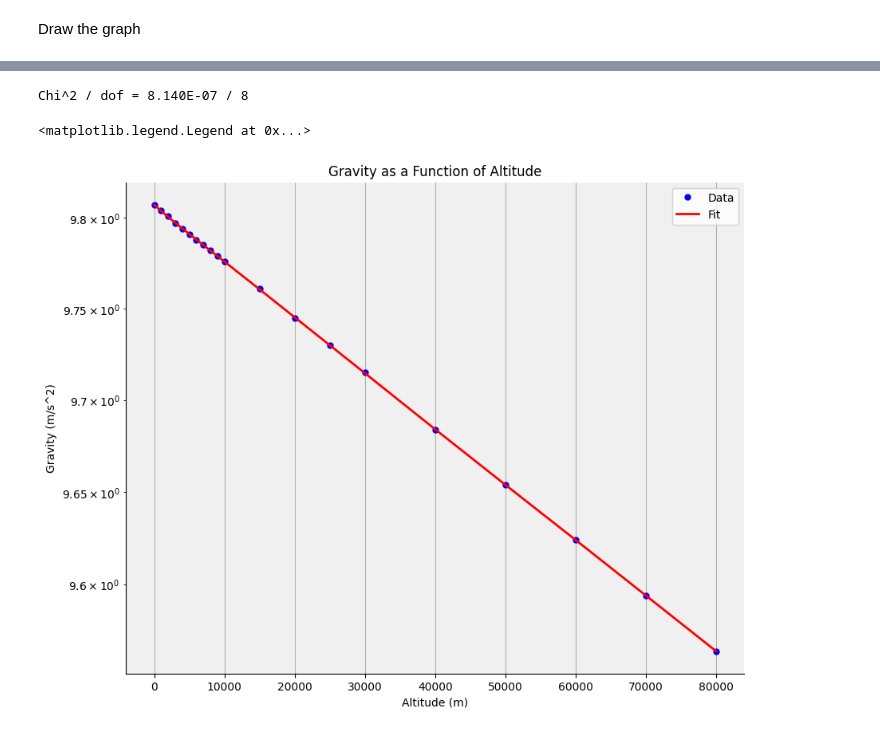
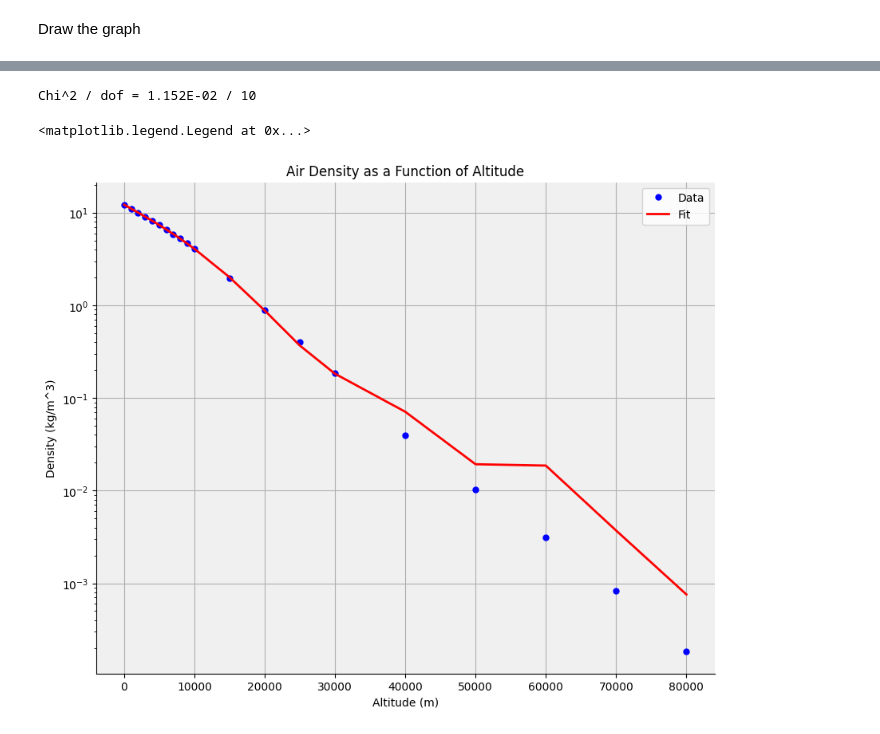
Before and after one commit to brash99/phys441, a Jupyter notebook: JupyterNotebooks/Week1/graph_gravity_residuals.ipynb, the cells around one changed output, grey strips where cells are left out. Cells and saved outputs as stored; diff of their text form; code cells hidden in the pictures.

```diff
--- a/JupyterNotebooks/Week1/graph_gravity_residuals.ipynb
+++ b/JupyterNotebooks/Week1/graph_gravity_residuals.ipynb
@@ -196,5 +185,0 @@ popt_exponential = popt
-# %%
-init_vals = [0.0, 0.0, 0.0, 0.0, 0.0, 0.0, 0.0, 0.0, 0.0, 0.0]
-
-def residualfunction(x,a,b,c,d,e,f,g,h,i,j):
-    return a+b*np.power(np.array(x),1)+c*np.power(np.array(x),2)+d*np.power(np.array(x),3)+e*np.power(np.array(x),4)+f*np.power(np.array(x),5)+g*np.power(np.array(x),6)+h*np.power(np.array(x),7) + i*np.power(np.array(x),8) + j*np.power(np.array(x),9)
@@ -238,14 +228,13 @@ plt.plot(altitude, residualfunction(altitude, *popt), '-')
 # %%
-popt_combined = [popt_exponential[0], popt_exponential[1], popt[0], popt[1], popt[2], popt[3], popt[4], popt[5], popt[6], popt[7], popt[8], popt[9]]
+popt_combined = [popt_exponential[0], popt_exponential[1], popt[0], popt[1], popt[2], popt[3], popt[4], popt[5], popt[6], popt[7]]
 # %%
-def fitfunction_combined(x,a0,a1,a,b,c,d,e,f,g,h,i,j):
-    return a0*(1+np.array(x)/a1)**(-2)+a+b*np.power(np.array(x),1)+c*np.power(np.array(x),2)+d*np.power(np.array(x),3)+e*np.power(np.array(x),4)+f*np.power(np.array(x),5)+g*np.power(np.array(x),6)+h*np.power(np.array(x),7)+i*np.power(np.array(x),8)+j*np.power(np.array(x),9)
+def fitfunction_combined(x,a0,a1,a,b,c,d,e,f,g,h):
+    return a0*np.exp(a1*np.array(x))+a+b*np.power(np.array(x),1)+c*np.power(np.array(x),2)+d*np.power(np.array(x),3)+e*np.power(np.array(x),4)+f*np.power(np.array(x),5)+g*np.power(np.array(x),6)+h*np.power(np.array(x),7)
 # %%
 init_vals = popt_combined
-if use_errors == False:
-    popt, pcov = curve_fit(fitfunction_combined, altitude, gravity, p0=init_vals)
+    popt, pcov = curve_fit(fitfunction_combined, altitude, density, p0=init_vals)
 else:
-    popt, pcov = curve_fit(fitfunction_combined, altitude, gravity, sigma=g_uncertainty, absolute_sigma=True, p0=init_vals)
+    popt, pcov = curve_fit(fitfunction_combined, altitude, density, sigma=density_uncertainty, absolute_sigma=True, p0=init_vals)
 # %%
 print (popt, pcov)
 # %% [output]
@@ -271,7 +260,7 @@ yfit = []
 chi2=0
 for i in range (0,npoints):
     yfit.append(fitfunction_combined(altitude[i],*popt))
-    chi2 += (gravity[i]-yfit[i])*(gravity[i]-yfit[i])
+    chi2 += (density[i]-yfit[i])*(density[i]-yfit[i])
 
 print ("Chi^2 / dof = %.3E / %d" % (chi2,npoints-len(init_vals)))
 
@@ -279,35 +268,35 @@ print ("Chi^2 / dof = %.3E / %d" % (chi2,npoints-len(init_vals)))
 fig, ax = plt.subplots(figsize=(10, 8))
 
 # Set the grid lines
 ax.grid(True)
 
 # Set the background color
 ax.set_facecolor('#F0F0F0')
 
 # Set the border properties
 ax.spines['top'].set_visible(False)
 ax.spines['right'].set_visible(False)
 
 # Set the line and marker properties
 line_color = 'b'
 line_width = 0
 marker_color = 'b'
 marker_style = 'o'
 marker_size = 5
 
 # Create the plot
-plt.plot(altitude, gravity, color=line_color, linewidth=line_width,
+plt.plot(altitude, density, color=line_color, linewidth=line_width,
          marker=marker_style, markersize=marker_size, markerfacecolor=marker_color, label='Data')
 
 plt.plot(altitude,np.abs(yfit),color='r', linewidth=2, label = "Fit")
 
 # Set the plot title and axis labels
-plt.title("Gravity as a Function of Altitude")
+plt.title("Air Density as a Function of Altitude")
 plt.xlabel("Altitude (m)")
-plt.ylabel("Gravity (m/s^2)")
+plt.ylabel("Density (kg/m^3)")
 plt.yscale("log")
 plt.legend()
 # %% [output]
-Chi^2 / dof = 8.140E-07 / 8
+Chi^2 / dof = 1.152E-02 / 10
 <matplotlib.legend.Legend at 0x...>
-[figure, old version]
+[figure, new version]
```
Also changed, not shown: parts of 16 cells of this notebook.
